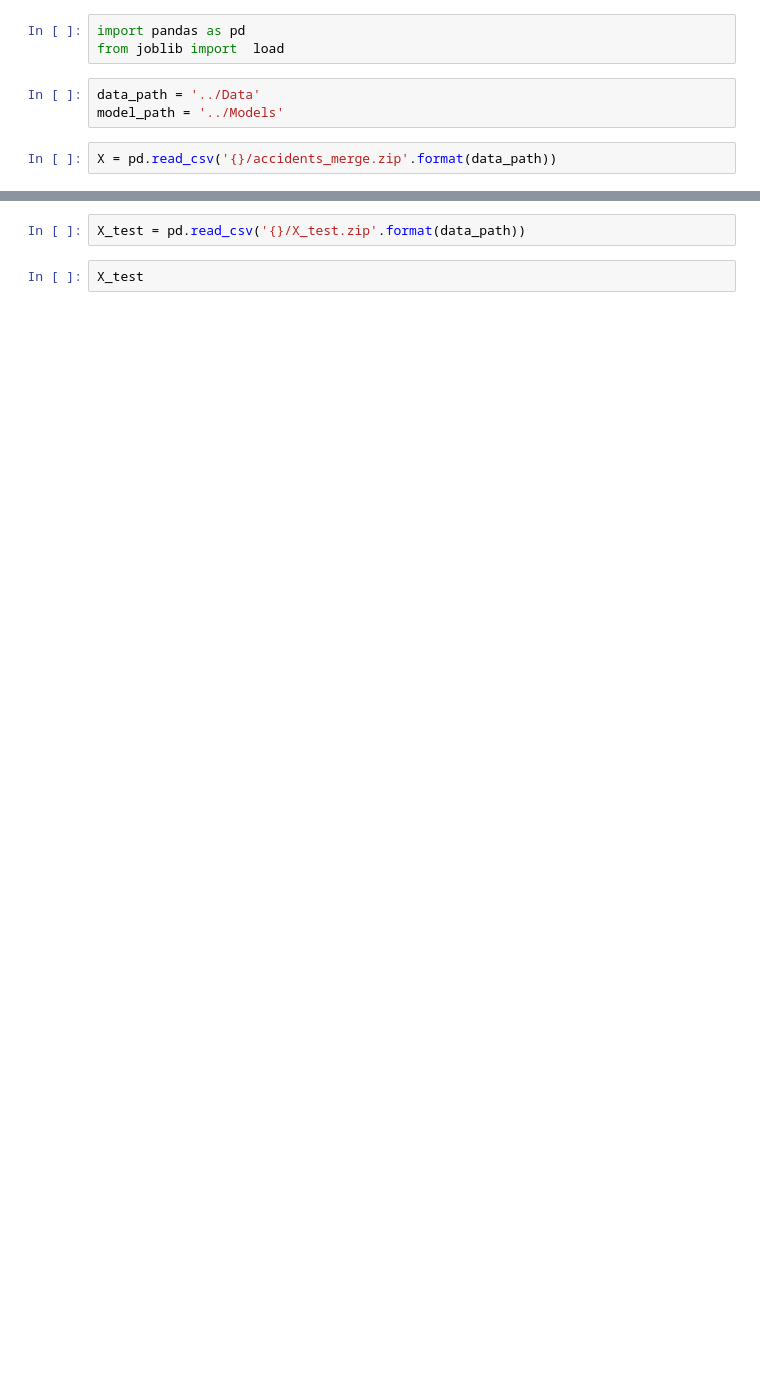
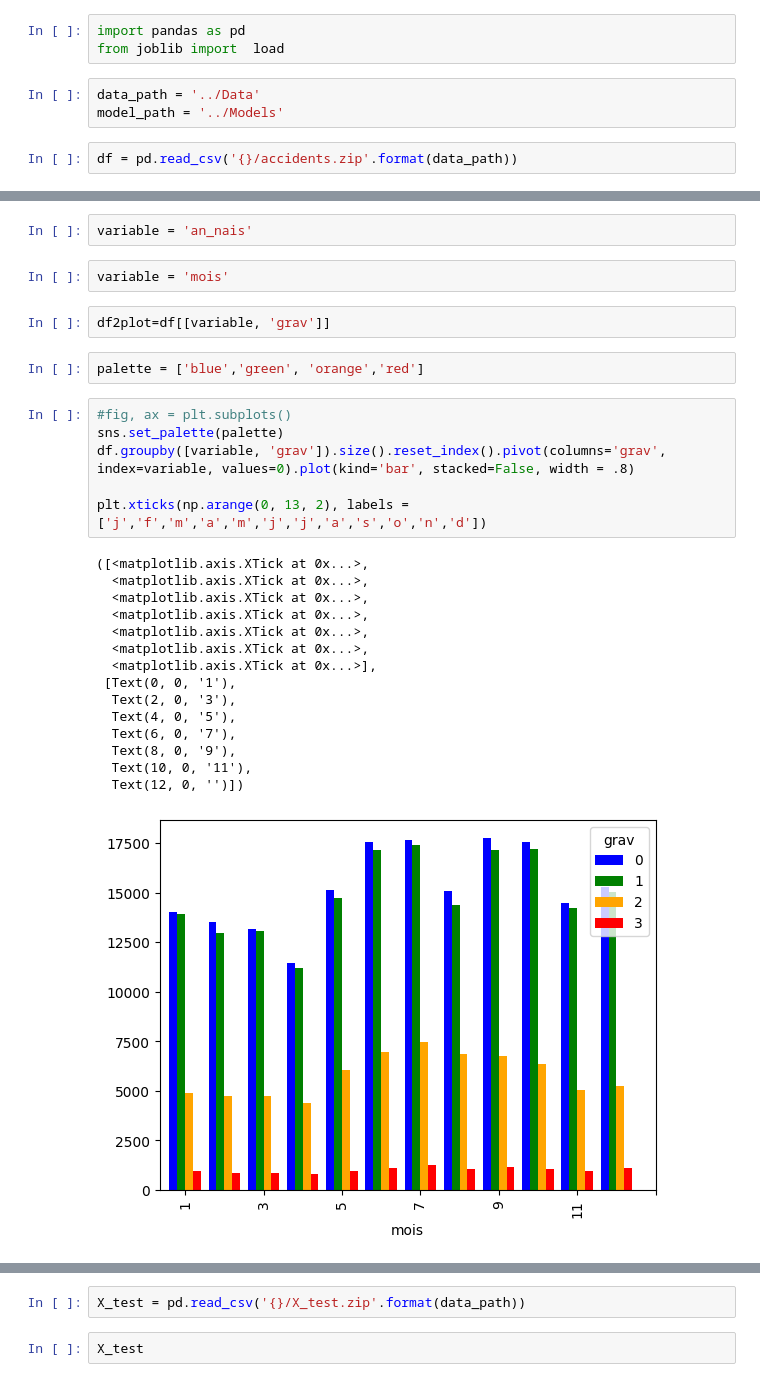
Before and after one commit to karatruc/Streamlit, a Jupyter notebook: Streamlit/test.ipynb, the cells around one changed output, grey strips where cells are left out. Drawn from its saved outputs; the diff is of its cells as text; blank space fills up the shorter version.

Commit message:
ajout graphique année naissance + onglet NN

```diff
--- a/Streamlit/test.ipynb
+++ b/Streamlit/test.ipynb
@@ -5,4 +5,4 @@ from joblib import  load
 data_path = '../Data'
 model_path = '../Models'
 # %%
-X = pd.read_csv('{}/accidents_merge.zip'.format(data_path))
+df = pd.read_csv('{}/accidents.zip'.format(data_path))
@@ -59,0 +22,30 @@ ValueError: Unrecognized data type: x=[[1.0, 0.0, 0.0, 0.0, 0.0, 0.0, 0.0, 0.0,
+# %%
+variable = 'an_nais'
+# %%
+variable = 'mois'
+# %%
+df2plot=df[[variable, 'grav']]
+# %%
+palette = ['blue','green', 'orange','red']
+# %%
+#fig, ax = plt.subplots()
+sns.set_palette(palette)
+df.groupby([variable, 'grav']).size().reset_index().pivot(columns='grav', index=variable, values=0).plot(kind='bar', stacked=False, width = .8)
+
+plt.xticks(np.arange(0, 13, 2), labels = ['j','f','m','a','m','j','j','a','s','o','n','d'])
+# %% [output]
+([<matplotlib.axis.XTick at 0x...>,
+  <matplotlib.axis.XTick at 0x...>,
+  <matplotlib.axis.XTick at 0x...>,
+  <matplotlib.axis.XTick at 0x...>,
+  <matplotlib.axis.XTick at 0x...>,
+  <matplotlib.axis.XTick at 0x...>,
+  <matplotlib.axis.XTick at 0x...>],
+ [Text(0, 0, '1'),
+  Text(2, 0, '3'),
+  Text(4, 0, '5'),
+  Text(6, 0, '7'),
+  Text(8, 0, '9'),
+  Text(10, 0, '11'),
+  Text(12, 0, '')])
+[figure, added]
```
Also changed, not shown: parts of 19 cells of this notebook, 4 other files.
